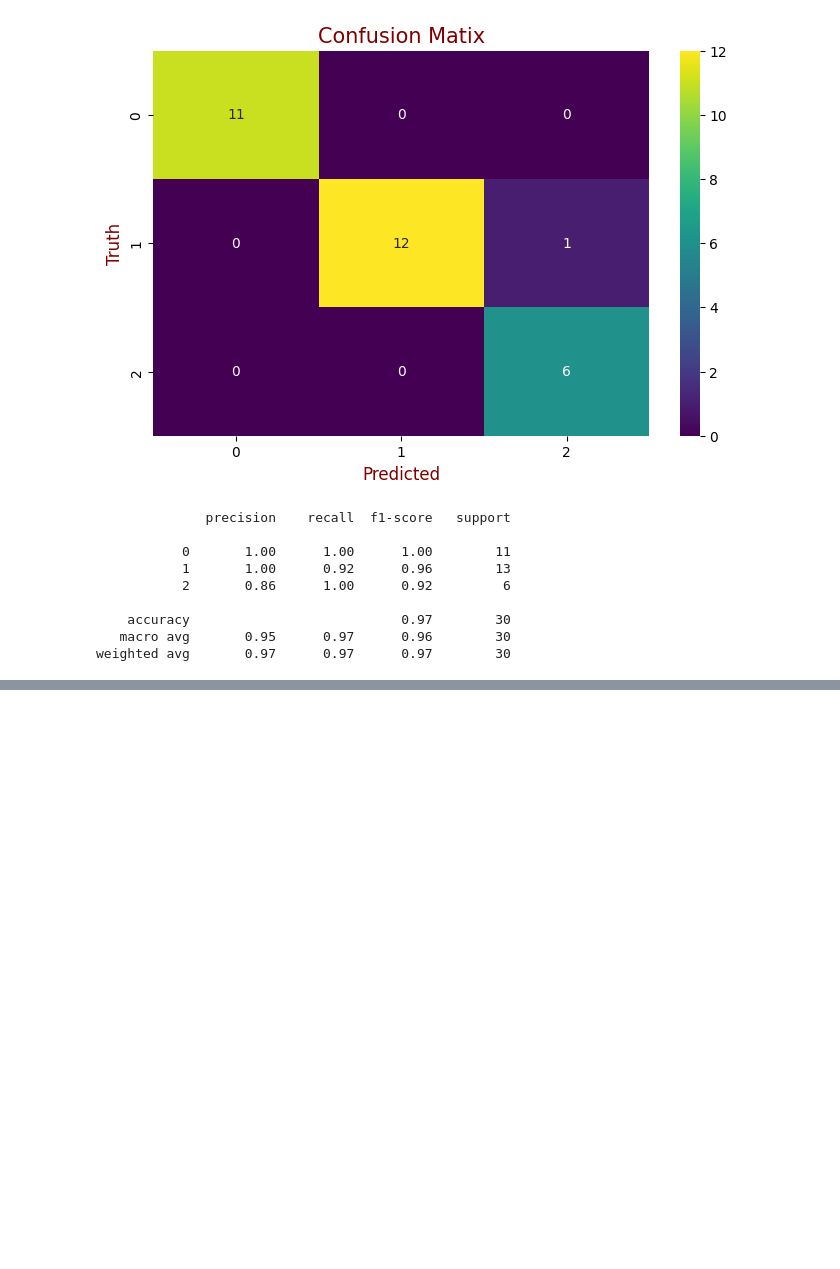
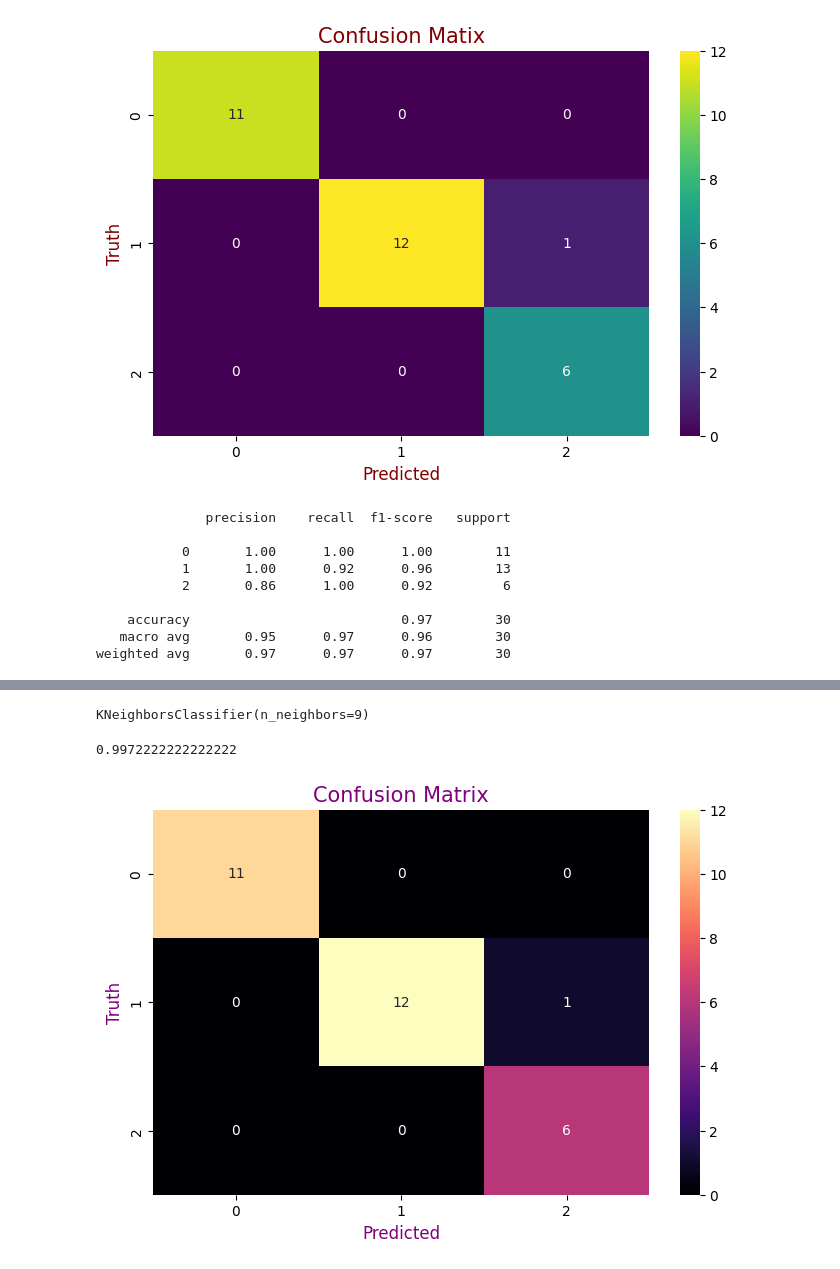
Before and after one commit to Hasnain-Sidd/Data-Science, a Jupyter notebook: KNN_Algorithm.ipynb, the cells around one changed output, grey strips where cells are left out. Cells and saved outputs as stored; diff of their text form; code cells hidden in the pictures; blank space fills up the shorter version.

```diff
--- a/KNN_Algorithm.ipynb
+++ b/KNN_Algorithm.ipynb
@@ -98,0 +141,4 @@ weighted avg       0.97      0.97      0.97        30
+# %%
+print(knn1)
+# %% [output]
+KNeighborsClassifier(n_neighbors=9)
@@ -98,0 +148,4 @@ weighted avg       0.97      0.97      0.97        30
+# %%
+knn1.score(X_test1,Y_test1)
+# %% [output]
+0.9972222222222222
@@ -98,0 +154,9 @@ weighted avg       0.97      0.97      0.97        30
+# %%
+plt.figure(figsize=(8,5))
+sns.heatmap(cm,annot=True,cmap='magma')
+plt.xlabel("Predicted",fontsize=12,color='purple')
+plt.ylabel("Truth",fontsize=12,color='purple')
+plt.title("Confusion Matrix",fontsize=15,color='purple')
+plt.show()
+# %% [output]
+[figure, added]
```
Also changed, not shown: parts of 8 cells of this notebook.
